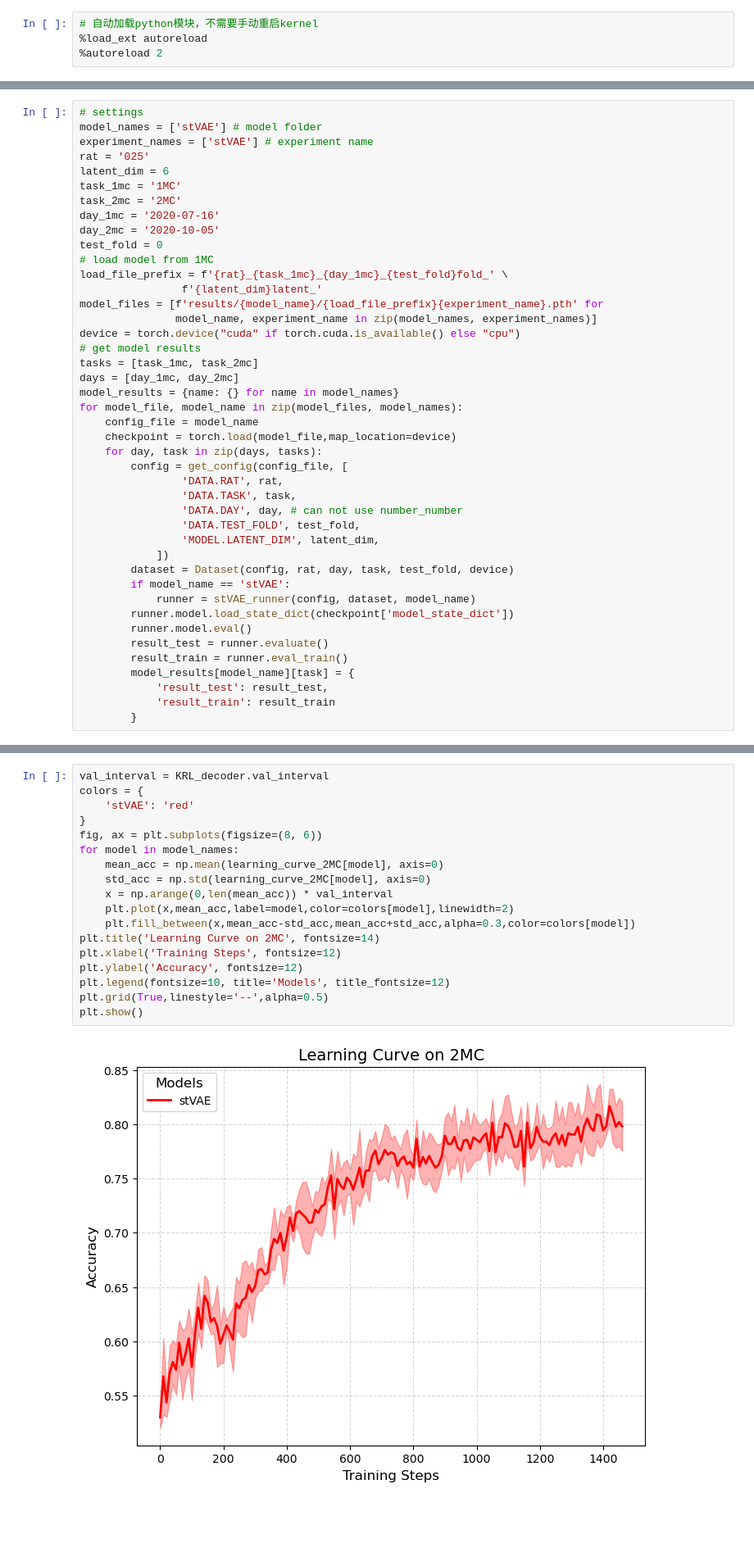
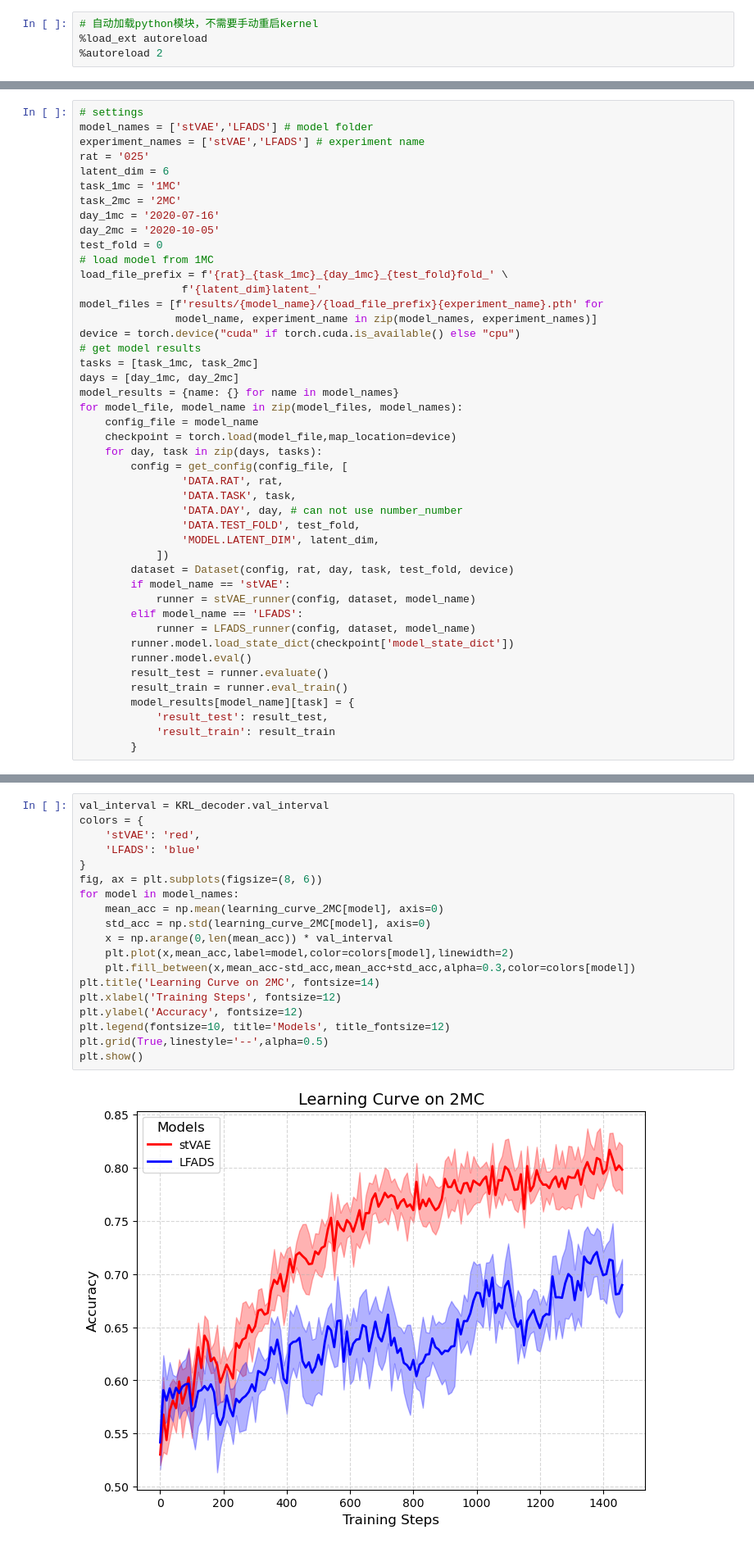
Before and after one commit to zsongah/tVAE_across_task_rat25_v2, a Jupyter notebook: evaluations/transfer_learning.ipynb, the cells around one changed output, grey strips where cells are left out. Shown at 82% size. Drawn from its saved outputs; the diff is of its cells as text; blank space fills up the shorter version.

```diff
--- a/evaluations/transfer_learning.ipynb
+++ b/evaluations/transfer_learning.ipynb
@@ -17,8 +18,8 @@ from decoders.KRL import KRL
 /home/zsongah/tVAE_across_task_rat25_v2
 # %%
 # settings
-model_names = ['stVAE'] # model folder
-experiment_names = ['stVAE'] # experiment name
+model_names = ['stVAE','LFADS'] # model folder
+experiment_names = ['stVAE','LFADS'] # experiment name
 rat = '025'
 latent_dim = 6
 task_1mc = '1MC'
@@ -50,6 +51,8 @@ for model_file, model_name in zip(model_files, model_names):
         dataset = Dataset(config, rat, day, task, test_fold, device)
         if model_name == 'stVAE':
             runner = stVAE_runner(config, dataset, model_name)
+        elif model_name == 'LFADS':
+            runner = LFADS_runner(config, dataset, model_name)
         runner.model.load_state_dict(checkpoint['model_state_dict'])
         runner.model.eval()
         result_test = runner.evaluate()
@@ -93,20 +98,21 @@ for model in model_names:
 # %%
 val_interval = KRL_decoder.val_interval
 colors = {
-    'stVAE': 'red'
+    'stVAE': 'red',
+    'LFADS': 'blue'
 }
 fig, ax = plt.subplots(figsize=(8, 6))
 for model in model_names:
     mean_acc = np.mean(learning_curve_2MC[model], axis=0)
     std_acc = np.std(learning_curve_2MC[model], axis=0)
     x = np.arange(0,len(mean_acc)) * val_interval
     plt.plot(x,mean_acc,label=model,color=colors[model],linewidth=2)
     plt.fill_between(x,mean_acc-std_acc,mean_acc+std_acc,alpha=0.3,color=colors[model])
 plt.title('Learning Curve on 2MC', fontsize=14)
 plt.xlabel('Training Steps', fontsize=12)
 plt.ylabel('Accuracy', fontsize=12)
 plt.legend(fontsize=10, title='Models', title_fontsize=12)
 plt.grid(True,linestyle='--',alpha=0.5)
 plt.show()
 # %% [output]
-[figure, old version]
+[figure, new version]
```
Also changed, not shown: parts of 2 cells of this notebook, 21 other files.
